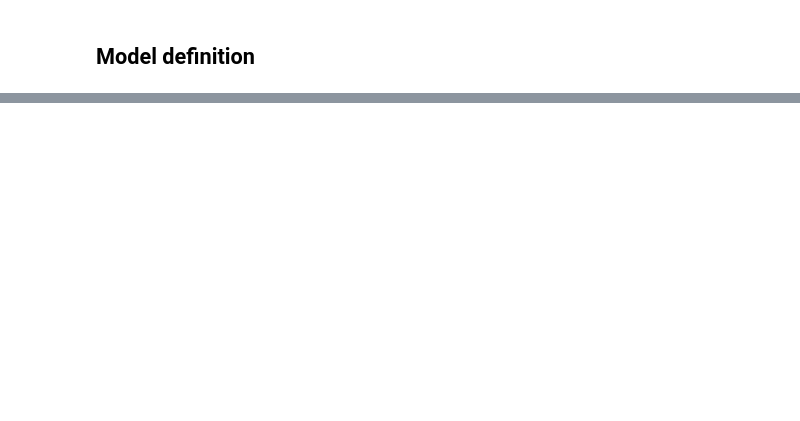
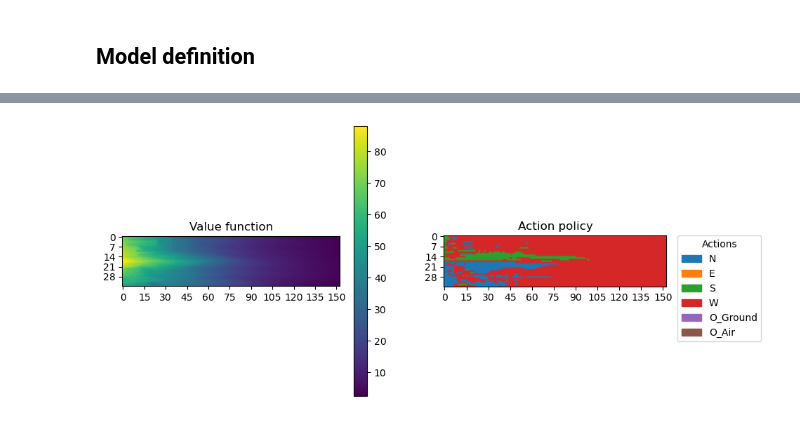
Before and after one commit to PimLb/POMDP_PBVI_Exploration, a Jupyter notebook: Experiments/Olfactory Navigation/Olfactory_Alternation.ipynb, the cells around one changed output, grey strips where cells are left out. Saved outputs shown, nothing was run; the diff lists cells and outputs as text; code cells hidden in the pictures; blank space fills up the shorter version.

```diff
--- a/Experiments/Olfactory Navigation/Olfactory_Alternation.ipynb
+++ b/Experiments/Olfactory Navigation/Olfactory_Alternation.ipynb
@@ -50,0 +129,13 @@ for i in range(env_shape[0]):
+# %%
+fsvi_solver = FSVI_Solver(0.99, eps=1e-6)
+# %%
+fsvi_solution, hist = fsvi_solver.solve(model=model,
+                                        expansions=300,
+                                        horizon=300,
+                                        mdp_policy=solution,
+                                        belief_memory_depth=10,
+                                        # prune_level=2, # Useless because of belief domination
+                                        # prune_interval=25,
+                                        # history_tracking_level=2,
+                                        use_gpu=True)
+print(hist.summary)
@@ -50,0 +151,3 @@ for i in range(env_shape[0]):
+# %%
+fsvi_solution.plot()
+# %% [output]
@@ -50,0 +156 @@ for i in range(env_shape[0]):
+[figure, added]
```
Also changed, not shown: parts of 18 cells of this notebook, 1 other file.
